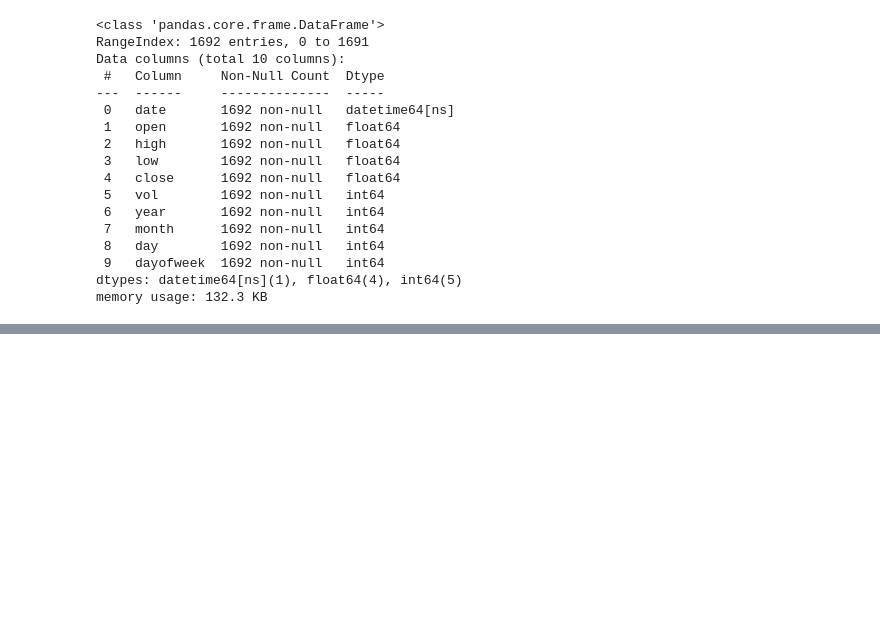
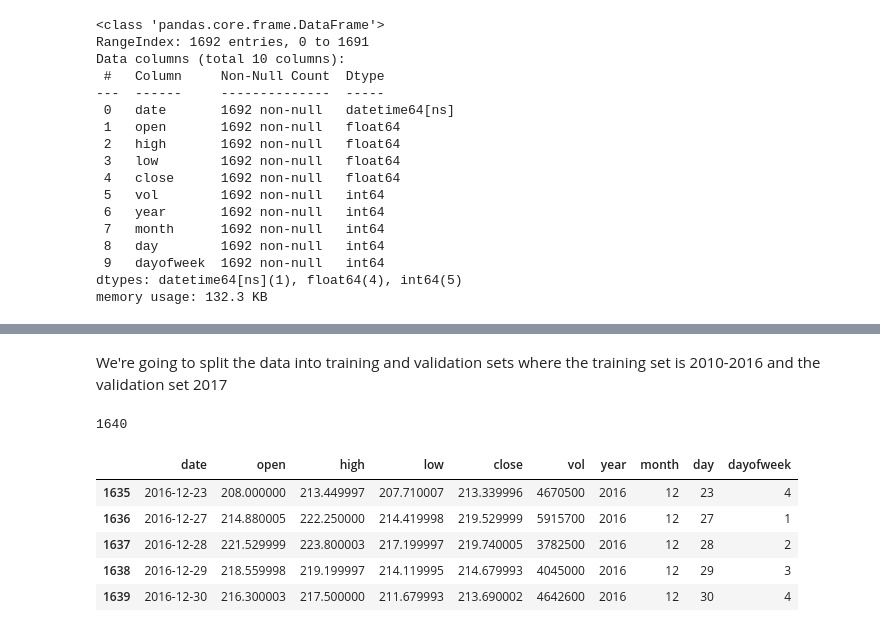
Before and after one commit to jafar-shodiq/mlearning-proj, a Jupyter notebook: stock-tesla-regression.ipynb, the cells around one changed output, grey strips where cells are left out. Saved outputs shown, nothing was run; the diff lists cells and outputs as text; code cells hidden in the pictures; blank space fills up the shorter version.

```diff
--- a/stock-tesla-regression.ipynb
+++ b/stock-tesla-regression.ipynb
@@ -309,0 +350,15 @@ df[['open', 'high', 'low', 'close', 'vol']]
+# %% [markdown]
+We're going to split the data into training and validation sets where the training set is 2010-2016 and the validation set 2017
+# %%
+252*5+250+130
+# %% [output]
+1640
+# %%
+df[:1640].tail()
+# %% [output]
+|  | date | open | high | low | close | vol | year | month | day | dayofweek |
+| 1635 | 2016-12-23 | 208.000000 | 213.449997 | 207.710007 | 213.339996 | 4670500 | 2016 | 12 | 23 | 4 |
+| 1636 | 2016-12-27 | 214.880005 | 222.250000 | 214.419998 | 219.529999 | 5915700 | 2016 | 12 | 27 | 1 |
+| 1637 | 2016-12-28 | 221.529999 | 223.800003 | 217.199997 | 219.740005 | 3782500 | 2016 | 12 | 28 | 2 |
+| 1638 | 2016-12-29 | 218.559998 | 219.199997 | 214.119995 | 214.679993 | 4045000 | 2016 | 12 | 29 | 3 |
+| 1639 | 2016-12-30 | 216.300003 | 217.500000 | 211.679993 | 213.690002 | 4642600 | 2016 | 12 | 30 | 4 |
```
Also changed, not shown: parts of 27 cells of this notebook.
